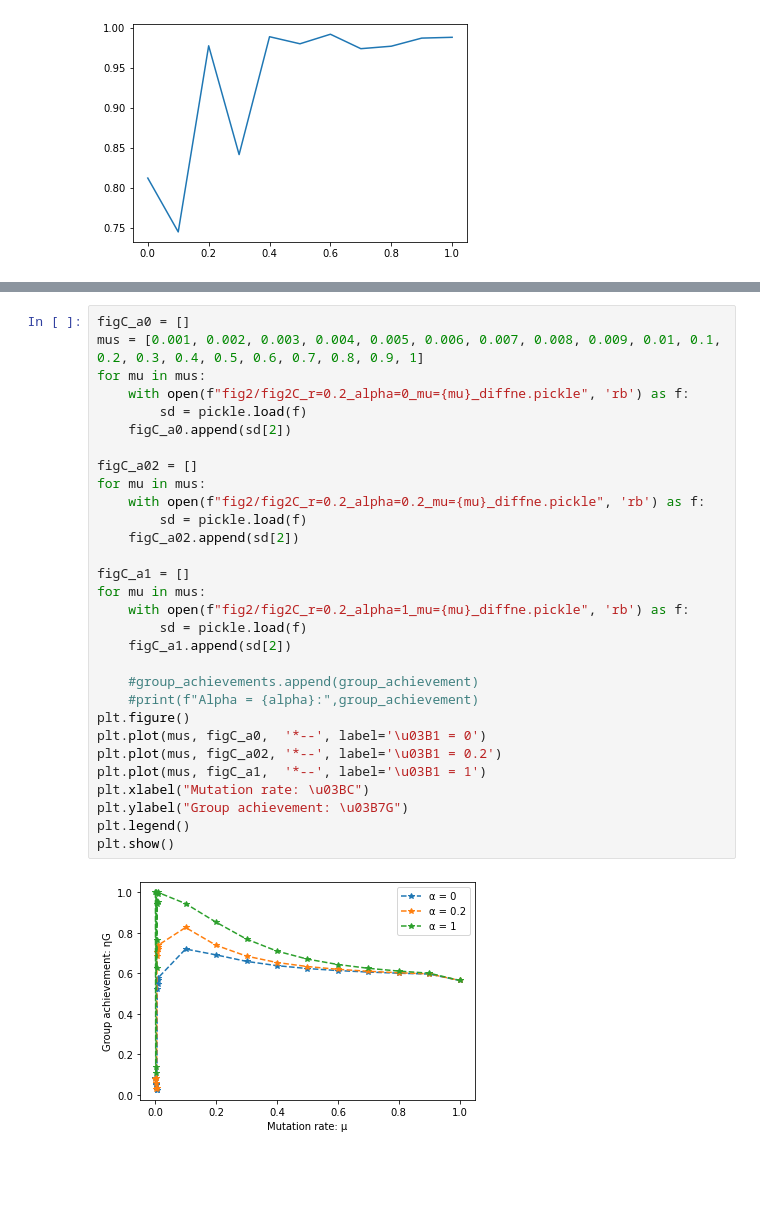
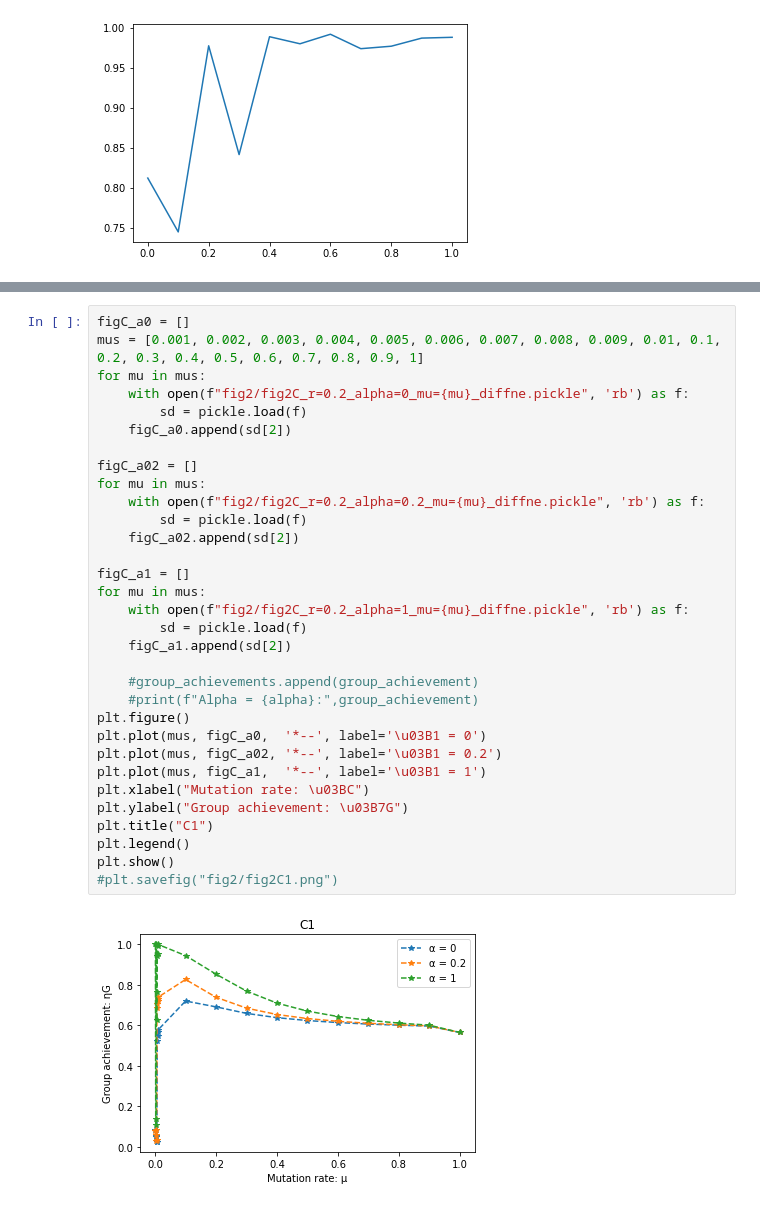
Before and after one commit to OlivierDelattre/cgt_project, a Jupyter notebook: test.ipynb, the cells around one changed output, grey strips where cells are left out. Cells and saved outputs as stored; diff of their text form; blank space fills up the shorter version.

```diff
--- a/test.ipynb
+++ b/test.ipynb
@@ -276,34 +280,36 @@ plt.show()
 figC_a0 = []
 mus = [0.001, 0.002, 0.003, 0.004, 0.005, 0.006, 0.007, 0.008, 0.009, 0.01, 0.1, 0.2, 0.3, 0.4, 0.5, 0.6, 0.7, 0.8, 0.9, 1]
 for mu in mus:
     with open(f"fig2/fig2C_r=0.2_alpha=0_mu={mu}_diffne.pickle", 'rb') as f:
         sd = pickle.load(f)
     figC_a0.append(sd[2])
 
 figC_a02 = []
 for mu in mus:
     with open(f"fig2/fig2C_r=0.2_alpha=0.2_mu={mu}_diffne.pickle", 'rb') as f:
         sd = pickle.load(f)
     figC_a02.append(sd[2])
 
 figC_a1 = []
 for mu in mus:
     with open(f"fig2/fig2C_r=0.2_alpha=1_mu={mu}_diffne.pickle", 'rb') as f:
         sd = pickle.load(f)
     figC_a1.append(sd[2])
 
     #group_achievements.append(group_achievement)
     #print(f"Alpha = {alpha}:",group_achievement)
 plt.figure()
 plt.plot(mus, figC_a0,  '*--', label='\u03B1 = 0')
 plt.plot(mus, figC_a02, '*--', label='\u03B1 = 0.2')
 plt.plot(mus, figC_a1,  '*--', label='\u03B1 = 1')
 plt.xlabel("Mutation rate: \u03BC")
 plt.ylabel("Group achievement: \u03B7G")
+plt.title("C1")
 plt.legend()
 plt.show()
+#plt.savefig("fig2/fig2C1.png")
 # %% [output]
-[figure, old version]
+[figure, new version]
 # %%
 figC_a0 = []
 mus = [0.001, 0.002, 0.003, 0.004, 0.005, 0.006, 0.007, 0.008, 0.009, 0.01]
```
Also changed, not shown: parts of 10 cells of this notebook.
